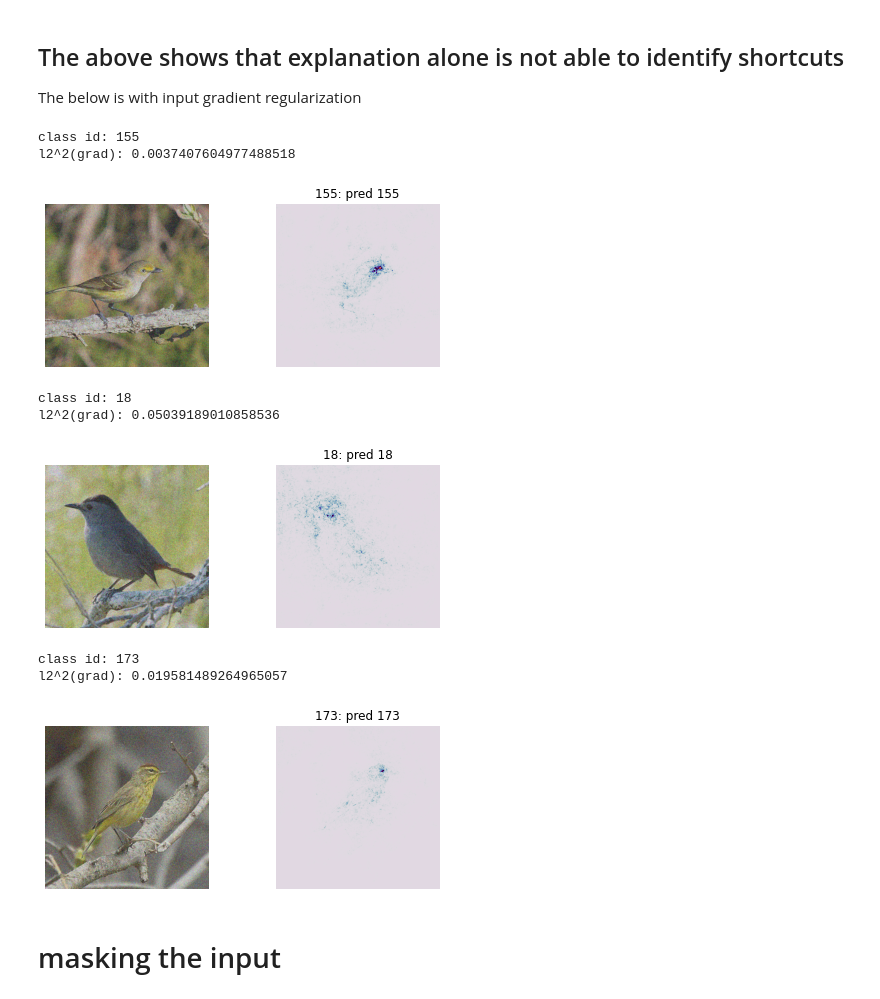
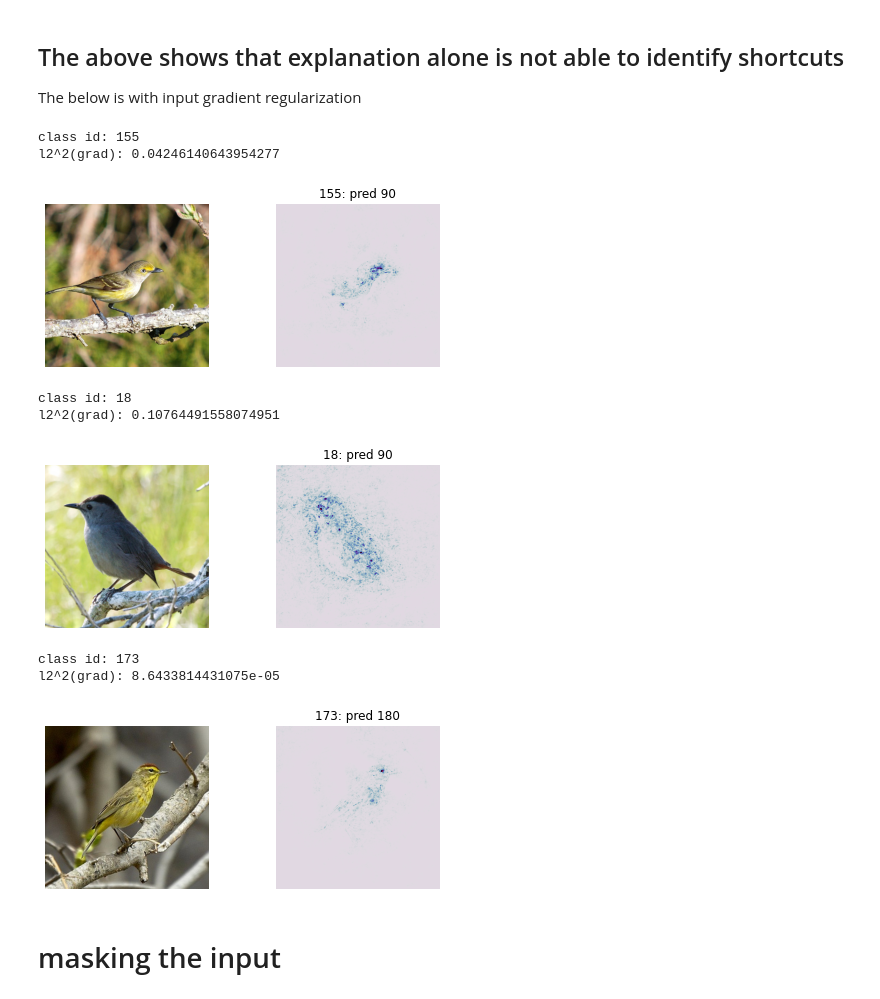
Before and after one commit to nathanwang000/ConceptCredibleModel, a Jupyter notebook: notebooks/attribution.ipynb, the cells around one changed output. Drawn from its saved outputs; the diff is of its cells as text; code cells hidden in the pictures.

```diff
--- a/notebooks/attribution.ipynb
+++ b/notebooks/attribution.ipynb
@@ -91,24 +91,24 @@ l2^2(grad): 0.16257593035697937
 
 The below is with input gradient regularization
 # %%
-scale = 0.05
+scale = 0.0
 cub_test = TransformWrapper(CUB_test_transform(Subset(cub, test_indices)),
                             x_transform(lambda x: x + scale * torch.randn_like(x)))
 
 net =  nn.Sequential(torch.load(f'../outputs/9d6b1fe6330211ecb773ac1f6b24a434/ccm.pt'), nn.Softmax(1))
 for idx in [100, 10, 45]:
     show_explanation(cub_test, idx, [net],
                      explain_method=lambda model: IntegratedGradients(model, steps=10))
 # %% [output]
 class id: 155
-l2^2(grad): 0.0037407604977488518
+l2^2(grad): 0.04246140643954277
-[figure, old version]
+[figure, new version]
 class id: 18
-l2^2(grad): 0.05039189010858536
+l2^2(grad): 0.10764491558074951
-[figure, old version]
+[figure, new version]
 class id: 173
-l2^2(grad): 0.019581489264965057
+l2^2(grad): 8.6433814431075e-05
-[figure, old version]
+[figure, new version]
 # %% [markdown]
 # masking the input
 # %%
```
Also changed, not shown: 2 other files.
